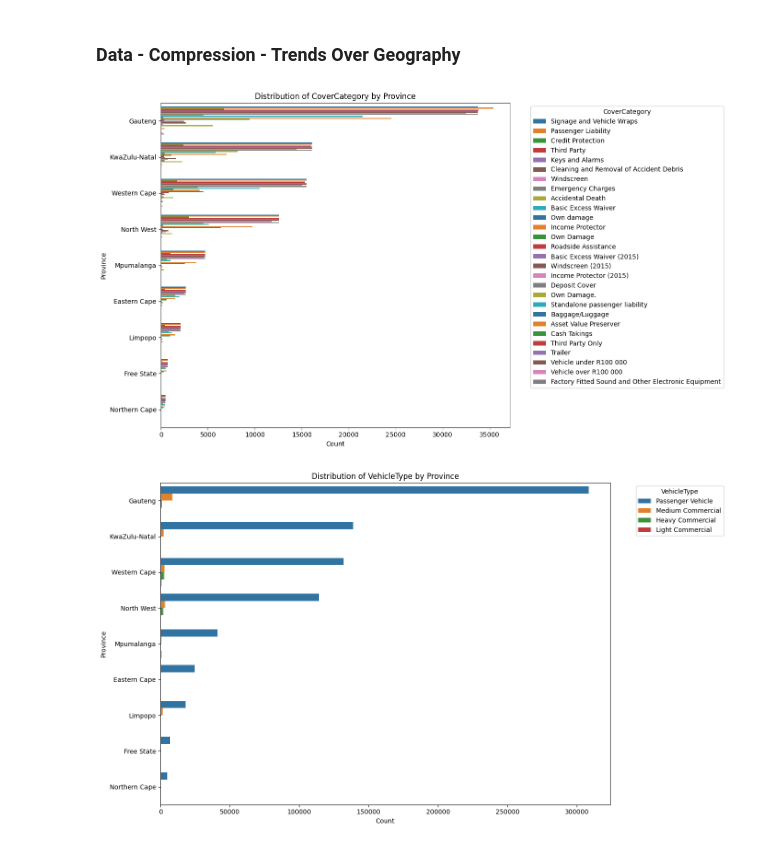
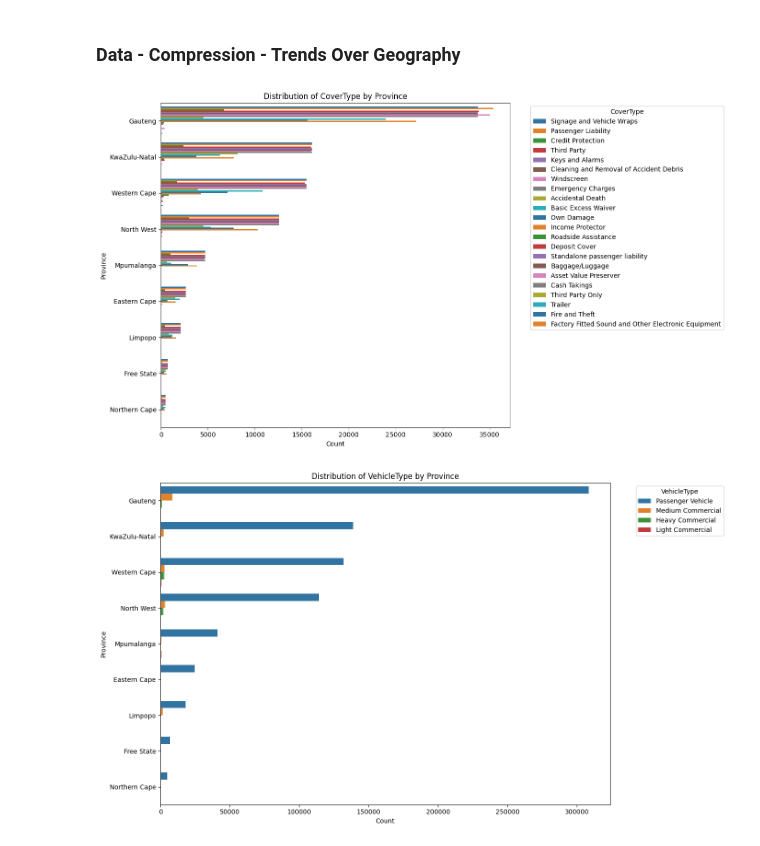
Before and after one commit to chalasimon/insurisk-analytics-and-predictive-modeling, a Jupyter notebook: notebooks/eda.ipynb, the cells around one changed output. Saved outputs shown, nothing was run; the diff lists cells and outputs as text; code cells hidden in the pictures.

```diff
--- a/notebooks/eda.ipynb
+++ b/notebooks/eda.ipynb
@@ -414,10 +414,10 @@ Passing `palette` without assigning `hue` is deprecated and will be removed in v
 # %% [markdown]
 ### Data - Compression - Trends Over Geography
 # %%
-# a comparison of `CoverCategory` distribution by 'Province'
-visualization.cover_category_distribution('Province','CoverCategory')
+# a comparison of `CoverType` distribution by 'Province'
+visualization.cover_category_distribution('Province','CoverType')
 # a comparison of `VehicleType` distribution by 'Province'
 visualization.cover_category_distribution('Province', 'VehicleType')
 # %% [output]
-[figure, old version]
+[figure, new version]
 [figure]
```
Also changed, not shown: parts of 2 cells of this notebook, 1 other file.
